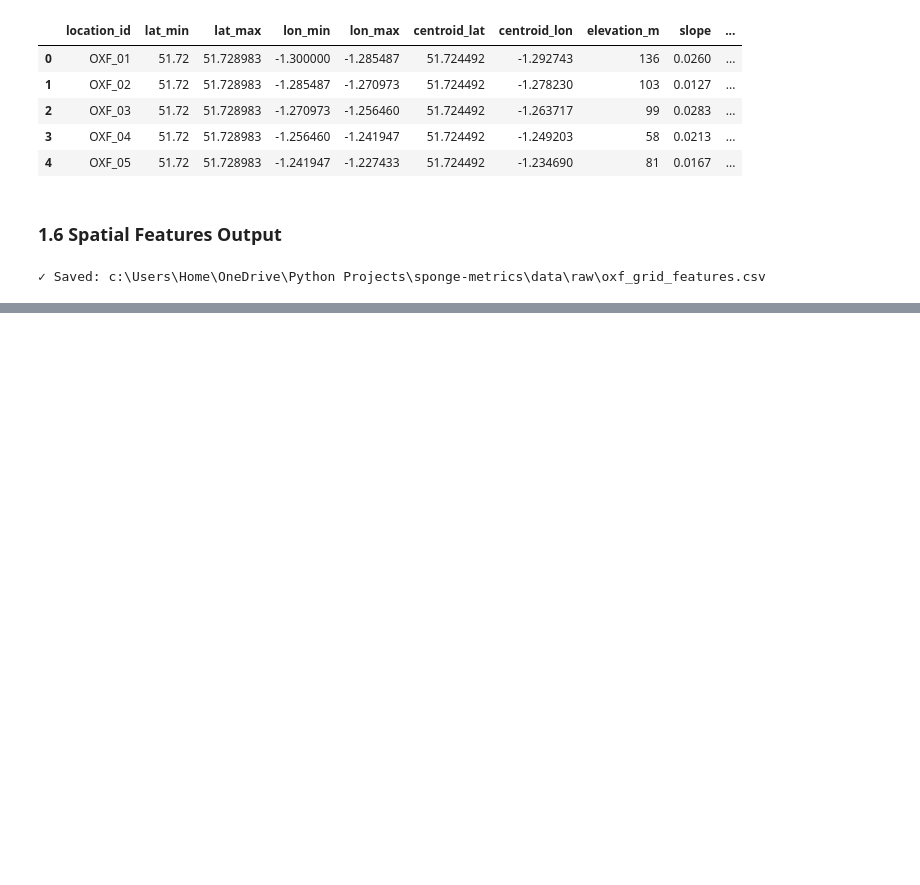
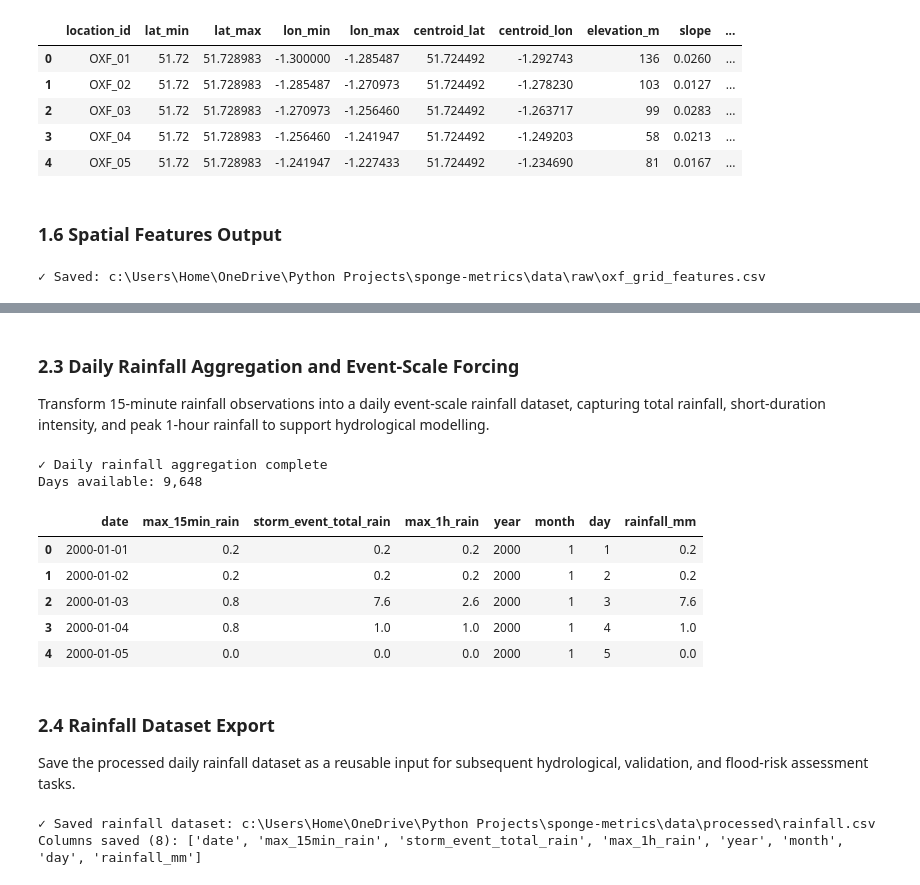
Before and after one commit to femijulius560/sponge-metrics, a Jupyter notebook: jupyter_notebooks/sponge_metrics_notebook.ipynb, the cells around one changed output, grey strips where cells are left out. Cells and saved outputs as stored; diff of their text form; code cells hidden in the pictures; blank space fills up the shorter version.

```diff
--- a/jupyter_notebooks/sponge_metrics_notebook.ipynb
+++ b/jupyter_notebooks/sponge_metrics_notebook.ipynb
@@ -344,0 +451,76 @@ print(f"✓ Saved: {raw_data_dir / 'oxf_grid_features.csv'}")
+# %% [markdown]
+### 2.3 Daily Rainfall Aggregation and Event-Scale Forcing
+Transform 15-minute rainfall observations into a daily event-scale rainfall dataset, capturing total rainfall, short-duration intensity, and peak 1-hour rainfall to support hydrological modelling.
+# %%
+# Aggregate 15-minute rainfall observations into daily forcing variables.
+rainfall_daily = (
+    rain_15.groupby("date", as_index=False)
+    .agg(
+        max_15min_rain=("value", "max"),
+        storm_event_total_rain=("value", "sum"),
+    )
+)
+
+# Daily maximum rolling 1-hour rainfall intensity.
+rainfall_daily["max_1h_rain"] = (
+    rain_15.sort_values(["date", "dateTime"])
+    .groupby("date")["value"]
+    .apply(lambda x: x.rolling(4, min_periods=1).sum().max())
+    .values
+)
+
+rainfall_daily[
+    ["max_15min_rain", "max_1h_rain", "storm_event_total_rain"]
+] = rainfall_daily[
+    ["max_15min_rain", "max_1h_rain", "storm_event_total_rain"]
+].round(1)               # round rainfall values to 1 decimal place for better readability
+
+# Ensure continuous daily coverage.
+calendar = pd.date_range(
+    rainfall_daily["date"].min(),
+    rainfall_daily["date"].max(),
+    freq="D"
+)
+
+rainfall_daily = (
+    rainfall_daily.set_index("date")
+    .reindex(calendar)
+    .fillna(0.0)
+    .rename_axis("date")
+    .reset_index()
+)
+
+# Time variables.
+rainfall_daily["year"] = rainfall_daily["date"].dt.year
+rainfall_daily["month"] = rainfall_daily["date"].dt.month
+rainfall_daily["day"] = rainfall_daily["date"].dt.day
+
+# Daily rainfall forcing used throughout the project.
+rainfall_daily["rainfall_mm"] = rainfall_daily["storm_event_total_rain"]
+
+print("✓ Daily rainfall aggregation complete")
+print(f"Days available: {len(rainfall_daily):,}")
+
+rainfall_daily.head()
+# %% [output]
+✓ Daily rainfall aggregation complete
+Days available: 9,648
+|  | date | max_15min_rain | storm_event_total_rain | max_1h_rain | year | month | day | rainfall_mm |
+| 0 | 2000-01-01 | 0.2 | 0.2 | 0.2 | 2000 | 1 | 1 | 0.2 |
+| 1 | 2000-01-02 | 0.2 | 0.2 | 0.2 | 2000 | 1 | 2 | 0.2 |
+| 2 | 2000-01-03 | 0.8 | 7.6 | 2.6 | 2000 | 1 | 3 | 7.6 |
+| 3 | 2000-01-04 | 0.8 | 1.0 | 1.0 | 2000 | 1 | 4 | 1.0 |
+| 4 | 2000-01-05 | 0.0 | 0.0 | 0.0 | 2000 | 1 | 5 | 0.0 |
+# %% [markdown]
+### 2.4 Rainfall Dataset Export
+Save the processed daily rainfall dataset as a reusable input for subsequent hydrological, validation, and flood-risk assessment tasks.
+# %%
+processed_data_dir.mkdir(parents=True, exist_ok=True)
+
+rainfall_daily.to_csv(processed_data_dir / "rainfall.csv", index=False)
+
+print(f"✓ Saved rainfall dataset: {processed_data_dir / 'rainfall.csv'}")
+print(f"Columns saved ({len(rainfall_daily.columns)}): {rainfall_daily.columns.tolist()}")
+# %% [output]
+✓ Saved rainfall dataset: c:\Users\Home\OneDrive\Python Projects\sponge-metrics\data\processed\rainfall.csv
+Columns saved (8): ['date', 'max_15min_rain', 'storm_event_total_rain', 'max_1h_rain', 'year', 'month', 'day', 'rainfall_mm']
```
Also changed, not shown: parts of 8 cells of this notebook, 2 other files.
